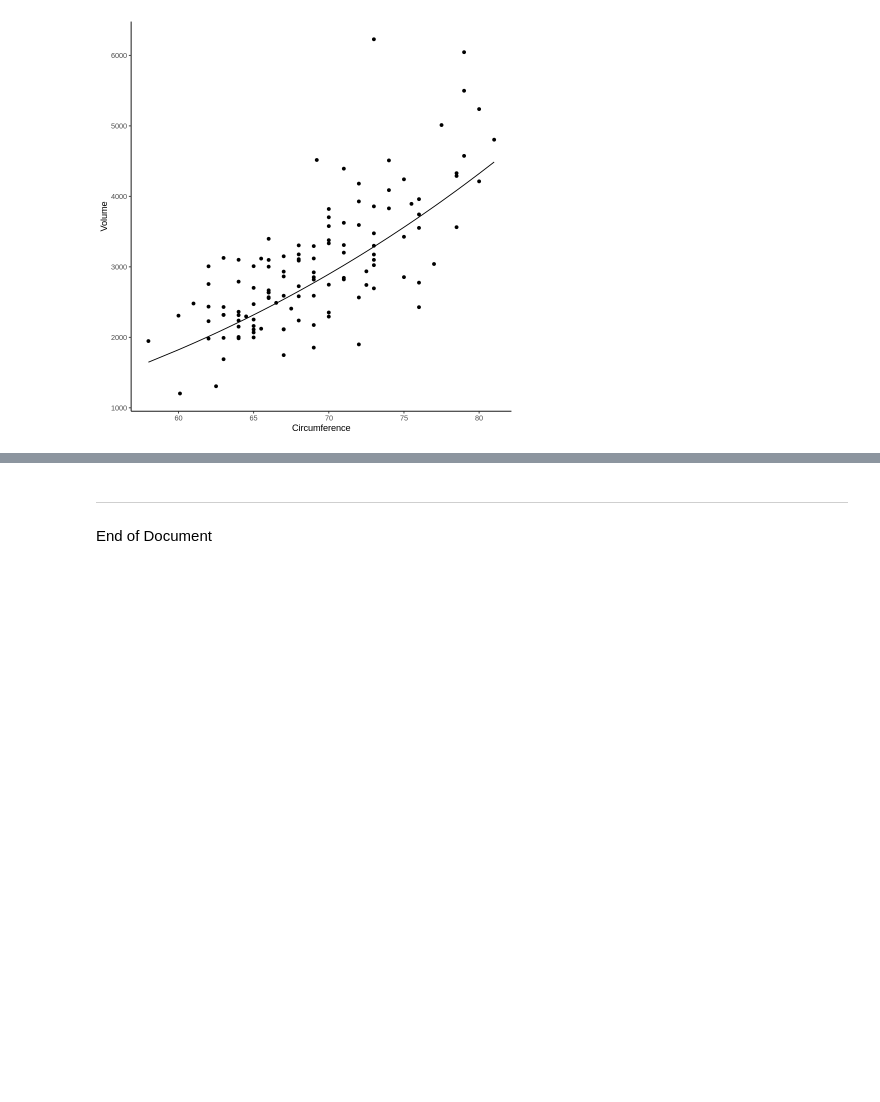
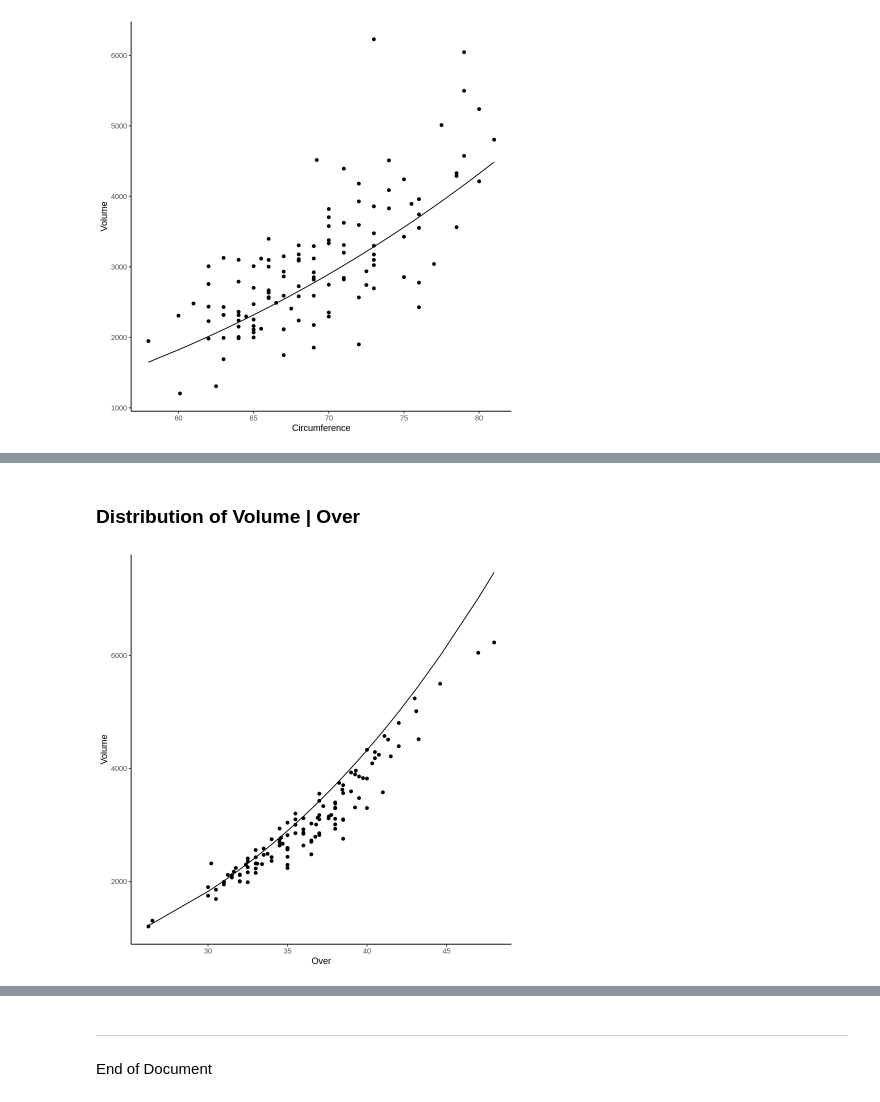
Before and after one commit to christophermalone/stat360, a Jupyter notebook: HW2_Fall2021_Solution.ipynb, the cells around one changed output, grey strips where cells are left out. Cells and saved outputs as stored; diff of their text form; code cells hidden in the pictures; blank space fills up the shorter version.

```diff
--- a/HW2_Fall2021_Solution.ipynb
+++ b/HW2_Fall2021_Solution.ipynb
@@ -88,3 +88,16 @@ ggplot(data=Haystacks, aes(x=Circumference, y=Volume)) +
   theme_classic()
 # %% [output]
 [figure]
+# %%
+#@title Question 5: Total Unexplained Variation in Conditional Distribution
+Haystacks <- (Haystacks
+               %>% mutate(Residual_withCircumference = (Volume - Predicted_Volume_withCircumference),
+                          Residual_withCircumferenceSquared = Residual_withCircumference^2
+                         )
+             )
+
+(Haystacks
+     %>% summarize(
+                    'Total Unexplained Conditional' = sum(Residual_withCircumferenceSquared)
+                  )
+)
@@ -90,0 +109,14 @@ ggplot(data=Haystacks, aes(x=Circumference, y=Volume)) +
+# %% [markdown]
+### Distribution of Volume | Over
+# %%
+Haystacks <- (Haystacks
+    %>% mutate(Predicted_Volume_withOver = ( 2*(Over^3) )/ (3 * 3.1416^2))
+)
+# %%
+#@title Question 7: Plot of Volume vs Over
+ggplot(data=Haystacks, aes(x=Over, y=Volume)) +
+  geom_point() +
+  geom_line(aes(x=Over, y=Predicted_Volume_withOver)) +
+  theme_classic()
+# %% [output]
+[figure, added]
```
Also changed, not shown: parts of 13 cells of this notebook.
